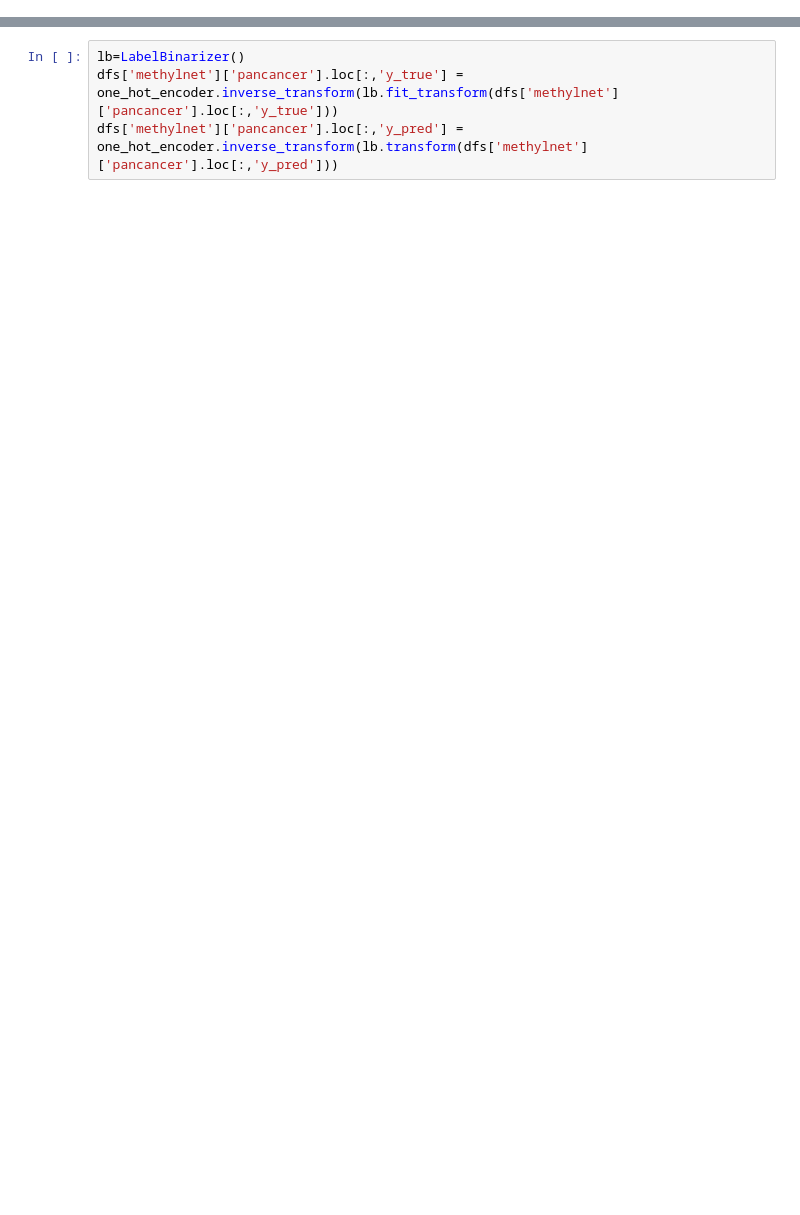
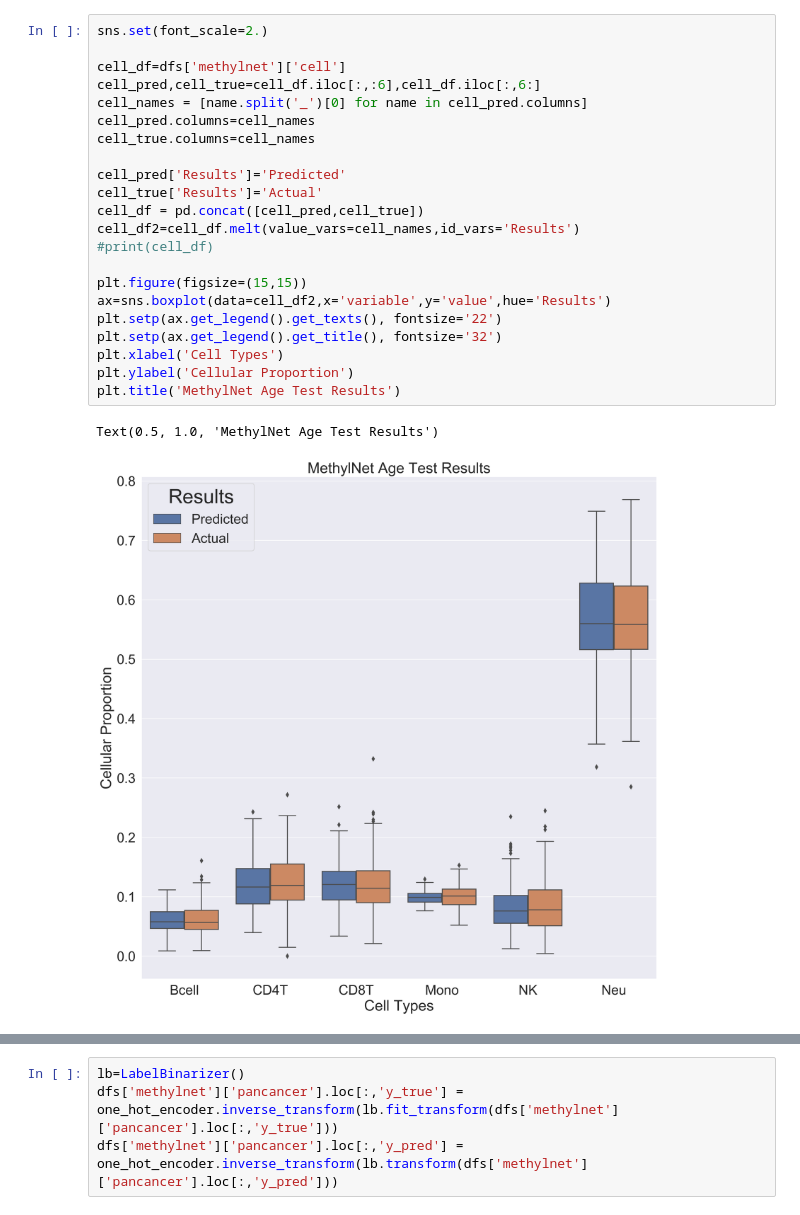
Before and after one commit to Christensen-Lab-Dartmouth/MethylNet, a Jupyter notebook: methylnet_results/evaluate_results.ipynb, the cells around one changed output, grey strips where cells are left out. Drawn from its saved outputs; the diff is of its cells as text; blank space fills up the shorter version.

```diff
--- a/methylnet_results/evaluate_results.ipynb
+++ b/methylnet_results/evaluate_results.ipynb
@@ -23,0 +68,25 @@ one_hot_encoder = pickle.load(open('one_hot_encoder.p','rb'))
+# %%
+sns.set(font_scale=2.)
+
+cell_df=dfs['methylnet']['cell']
+cell_pred,cell_true=cell_df.iloc[:,:6],cell_df.iloc[:,6:]
+cell_names = [name.split('_')[0] for name in cell_pred.columns]
+cell_pred.columns=cell_names
+cell_true.columns=cell_names
+
+cell_pred['Results']='Predicted'
+cell_true['Results']='Actual'
+cell_df = pd.concat([cell_pred,cell_true])
+cell_df2=cell_df.melt(value_vars=cell_names,id_vars='Results')
+#print(cell_df)
+
+plt.figure(figsize=(15,15))
+ax=sns.boxplot(data=cell_df2,x='variable',y='value',hue='Results')
+plt.setp(ax.get_legend().get_texts(), fontsize='22')
+plt.setp(ax.get_legend().get_title(), fontsize='32')
+plt.xlabel('Cell Types')
+plt.ylabel('Cellular Proportion')
+plt.title('MethylNet Age Test Results')
+# %% [output]
+Text(0.5, 1.0, 'MethylNet Age Test Results')
+[figure, added]
```
Also changed, not shown: parts of 22 cells of this notebook, 42 other files.
